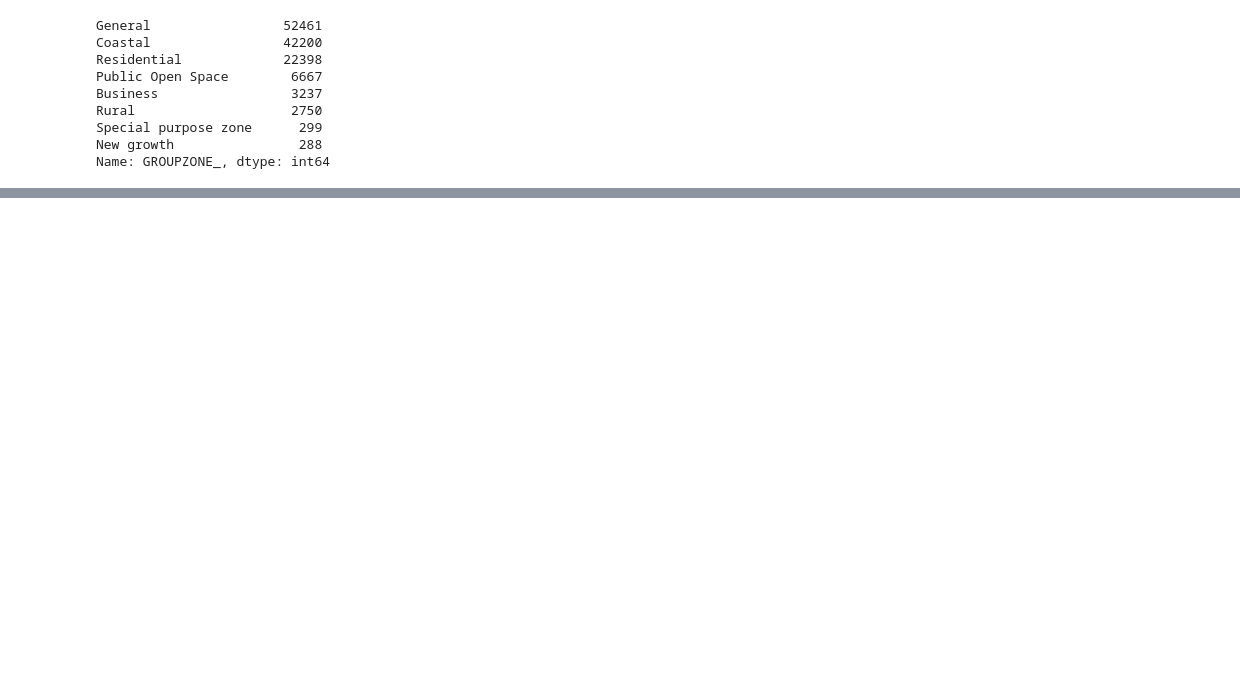
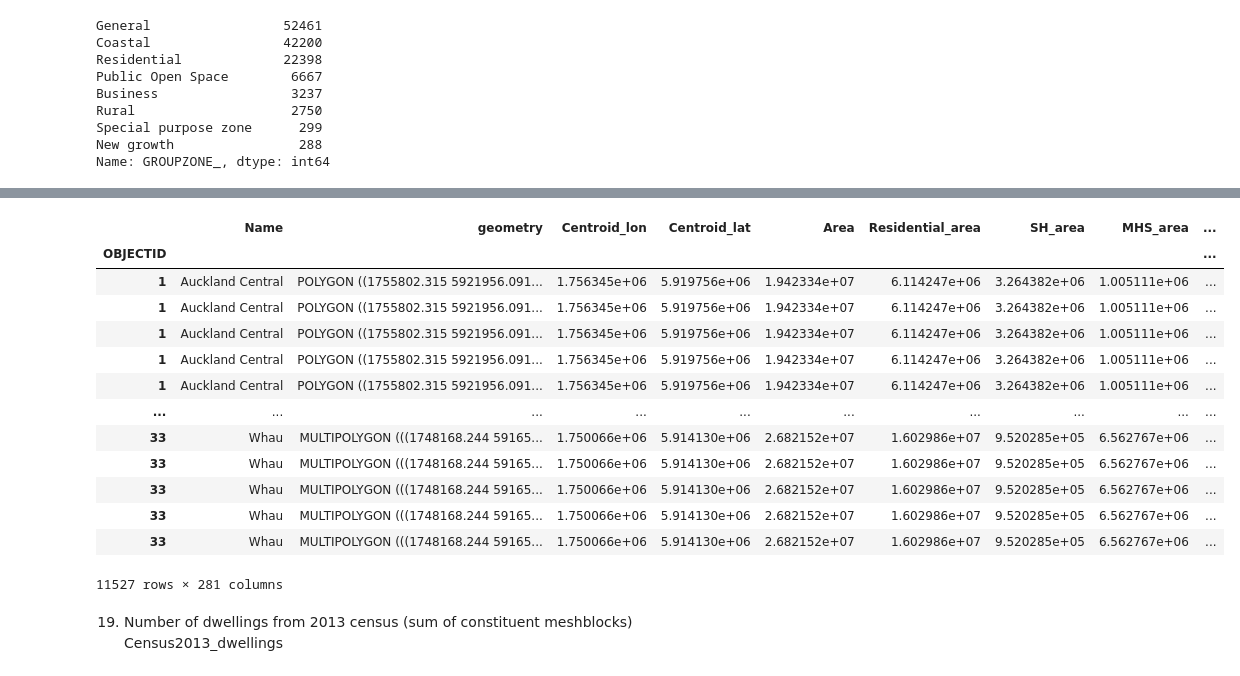
Before and after one commit to UoA-eResearch/auckland-housing, a Jupyter notebook: phase2.ipynb, the cells around one changed output, grey strips where cells are left out. Drawn from its saved outputs; the diff is of its cells as text; code cells hidden in the pictures; blank space fills up the shorter version.

```diff
--- a/phase2.ipynb
+++ b/phase2.ipynb
@@ -194,0 +236,3 @@ df
+# %%
+meshblocks = gpd.read_file("input/statsnzpopulation-by-meshblock-2013-census-FGDB.zip!population-by-meshblock-2013-census.gdb")
+meshblocks
@@ -194,0 +253,22 @@ df
+# %%
+meshblocks.geometry = meshblocks.representative_point()
+# %%
+meshblocks = meshblocks.merge(households, left_on="Meshblock", right_on="Area_Code_and_Description")
+# %%
+meshblocks = gpd.sjoin(df, meshblocks, op="intersects")
+meshblocks
+# %% [output]
+|  | Name | geometry | Centroid_lon | Centroid_lat | Area | Residential_area | SH_area | MHS_area | ... |
+| OBJECTID |  |  |  |  |  |  |  |  | ... |
+| 1 | Auckland Central | POLYGON ((1755802.315 5921956.091... | 1.756345e+06 | 5.919756e+06 | 1.942334e+07 | 6.114247e+06 | 3.264382e+06 | 1.005111e+06 | ... |
+| 1 | Auckland Central | POLYGON ((1755802.315 5921956.091... | 1.756345e+06 | 5.919756e+06 | 1.942334e+07 | 6.114247e+06 | 3.264382e+06 | 1.005111e+06 | ... |
+| 1 | Auckland Central | POLYGON ((1755802.315 5921956.091... | 1.756345e+06 | 5.919756e+06 | 1.942334e+07 | 6.114247e+06 | 3.264382e+06 | 1.005111e+06 | ... |
+| 1 | Auckland Central | POLYGON ((1755802.315 5921956.091... | 1.756345e+06 | 5.919756e+06 | 1.942334e+07 | 6.114247e+06 | 3.264382e+06 | 1.005111e+06 | ... |
+| 1 | Auckland Central | POLYGON ((1755802.315 5921956.091... | 1.756345e+06 | 5.919756e+06 | 1.942334e+07 | 6.114247e+06 | 3.264382e+06 | 1.005111e+06 | ... |
+| ... | ... | ... | ... | ... | ... | ... | ... | ... | ... |
+| 33 | Whau | MULTIPOLYGON (((1748168.244 59165... | 1.750066e+06 | 5.914130e+06 | 2.682152e+07 | 1.602986e+07 | 9.520285e+05 | 6.562767e+06 | ... |
+| 33 | Whau | MULTIPOLYGON (((1748168.244 59165... | 1.750066e+06 | 5.914130e+06 | 2.682152e+07 | 1.602986e+07 | 9.520285e+05 | 6.562767e+06 | ... |
+| 33 | Whau | MULTIPOLYGON (((1748168.244 59165... | 1.750066e+06 | 5.914130e+06 | 2.682152e+07 | 1.602986e+07 | 9.520285e+05 | 6.562767e+06 | ... |
+| 33 | Whau | MULTIPOLYGON (((1748168.244 59165... | 1.750066e+06 | 5.914130e+06 | 2.682152e+07 | 1.602986e+07 | 9.520285e+05 | 6.562767e+06 | ... |
+| 33 | Whau | MULTIPOLYGON (((1748168.244 59165... | 1.750066e+06 | 5.914130e+06 | 2.682152e+07 | 1.602986e+07 | 9.520285e+05 | 6.562767e+06 | ... |
+11527 rows × 281 columns
@@ -194,0 +279,2 @@ df
+# %% [markdown]
+19.	Number of dwellings from 2013 census (sum of constituent meshblocks) Census2013_dwellings
```
Also changed, not shown: parts of 36 cells of this notebook, 3 other files.
